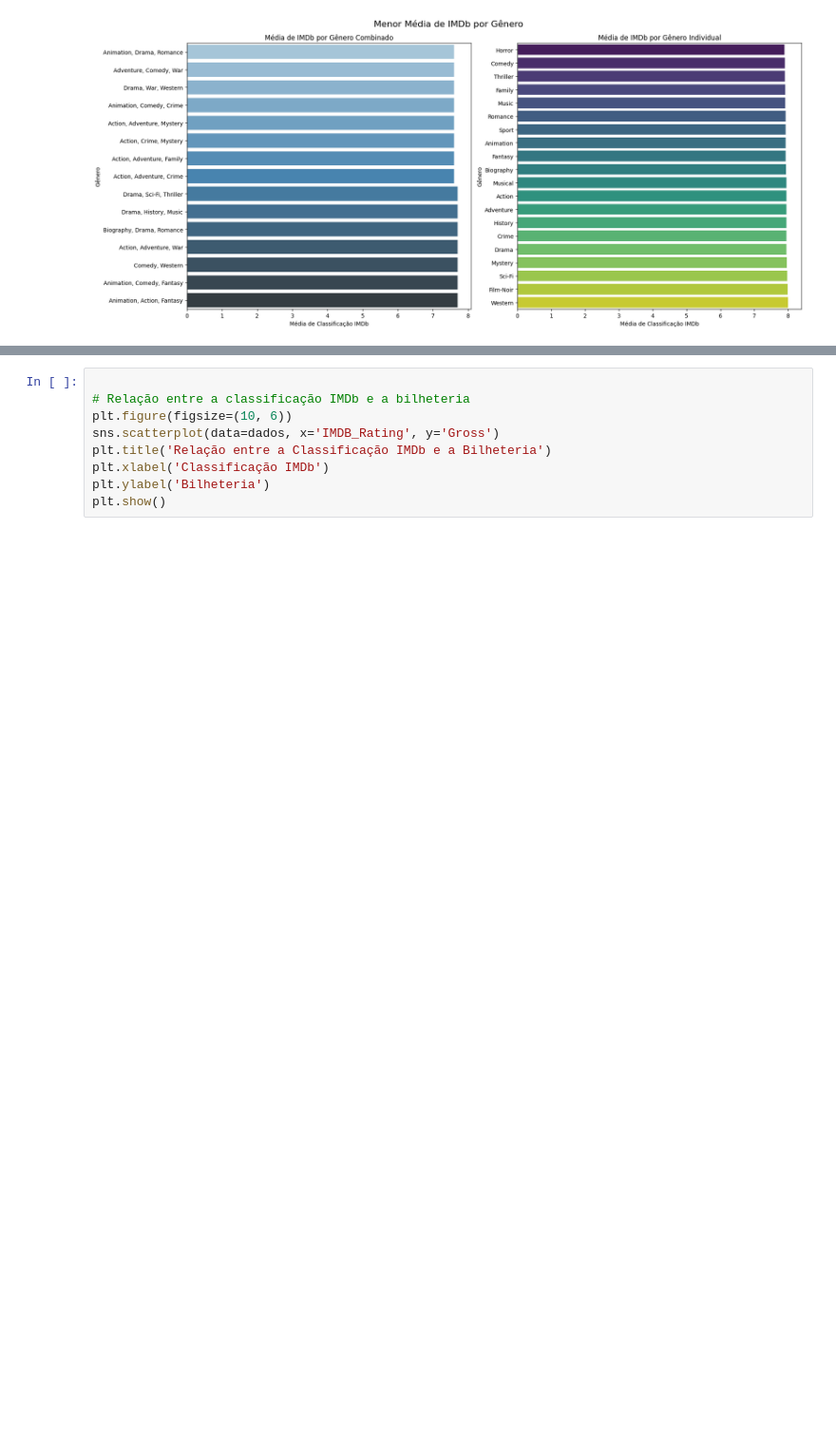
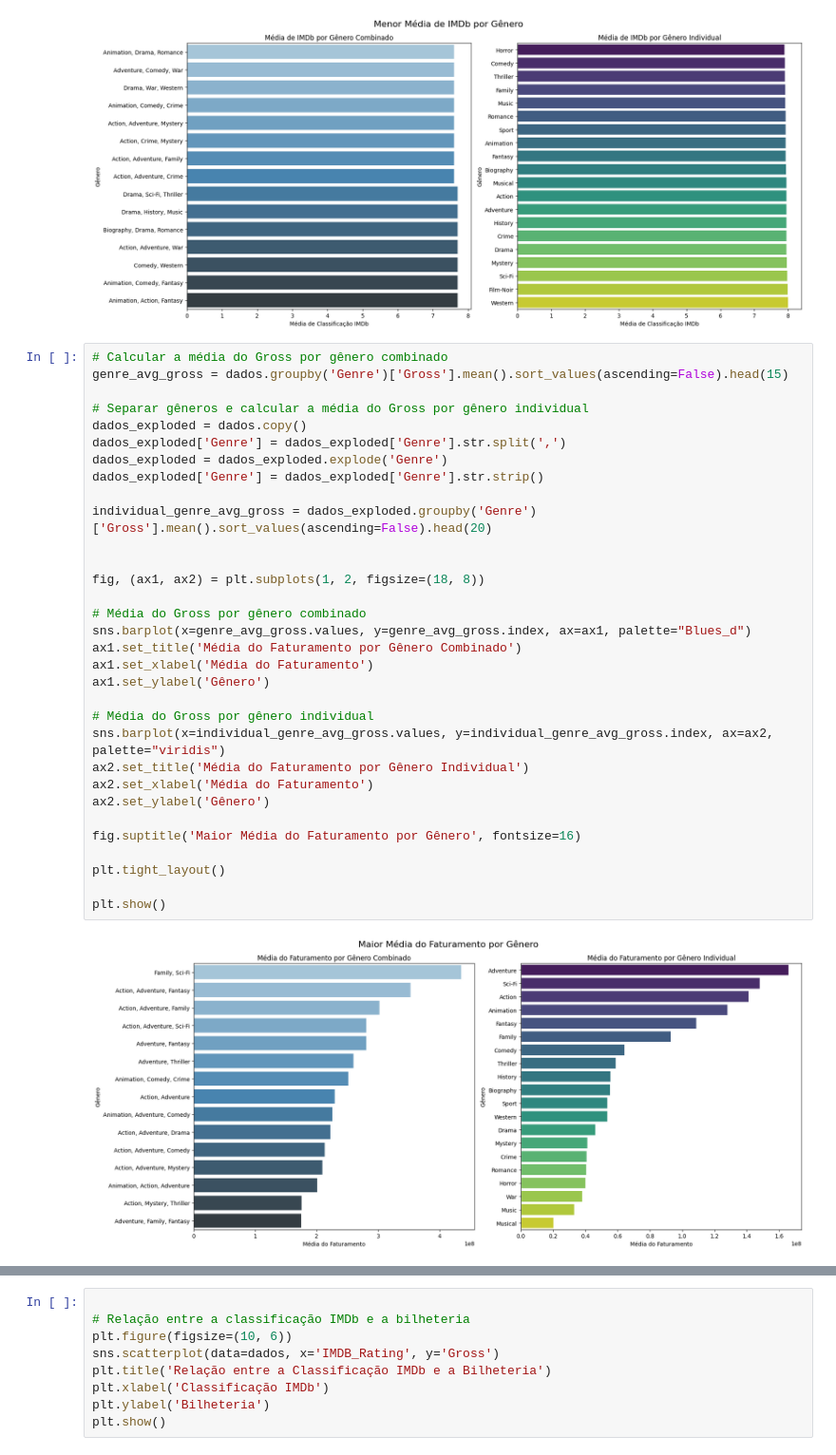
Before and after one commit to Joangopa/Desafio-Ligthhouse, a Jupyter notebook: desafio.ipynb, the cells around one changed output, grey strips where cells are left out. Shown at 95% size. Saved outputs shown, nothing was run; the diff lists cells and outputs as text; blank space fills up the shorter version.

```diff
--- a/desafio.ipynb
+++ b/desafio.ipynb
@@ -392,3 +404,37 @@ plt.tight_layout()
 plt.show()
 # %% [output]
 [figure]
+# %%
+# Calcular a média do Gross por gênero combinado
+genre_avg_gross = dados.groupby('Genre')['Gross'].mean().sort_values(ascending=False).head(15)
+
+# Separar gêneros e calcular a média do Gross por gênero individual
+dados_exploded = dados.copy()
+dados_exploded['Genre'] = dados_exploded['Genre'].str.split(',')
+dados_exploded = dados_exploded.explode('Genre')
+dados_exploded['Genre'] = dados_exploded['Genre'].str.strip()
+
+individual_genre_avg_gross = dados_exploded.groupby('Genre')['Gross'].mean().sort_values(ascending=False).head(20)
+
+
+fig, (ax1, ax2) = plt.subplots(1, 2, figsize=(18, 8))
+
+# Média do Gross por gênero combinado
+sns.barplot(x=genre_avg_gross.values, y=genre_avg_gross.index, ax=ax1, palette="Blues_d")
+ax1.set_title('Média do Faturamento por Gênero Combinado')
+ax1.set_xlabel('Média do Faturamento')
+ax1.set_ylabel('Gênero')
+
+# Média do Gross por gênero individual
+sns.barplot(x=individual_genre_avg_gross.values, y=individual_genre_avg_gross.index, ax=ax2, palette="viridis")
+ax2.set_title('Média do Faturamento por Gênero Individual')
+ax2.set_xlabel('Média do Faturamento')
+ax2.set_ylabel('Gênero')
+
+fig.suptitle('Maior Média do Faturamento por Gênero', fontsize=16)
+
+plt.tight_layout()
+
+plt.show()
+# %% [output]
+[figure, added]
```
Also changed, not shown: parts of 23 cells of this notebook.
